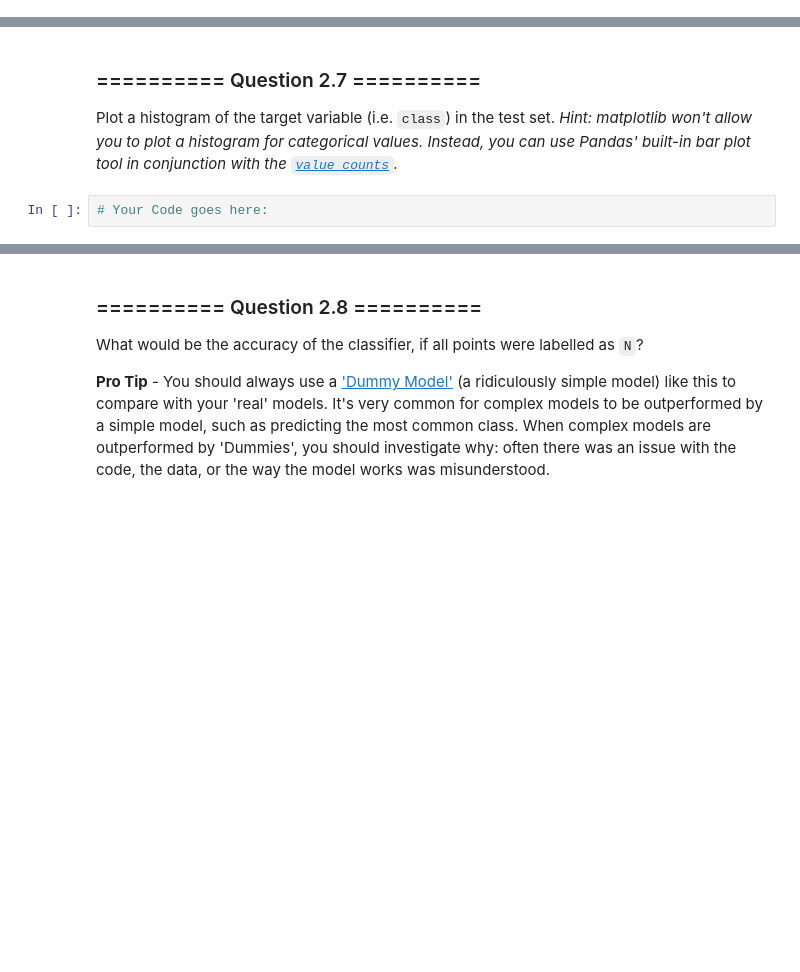
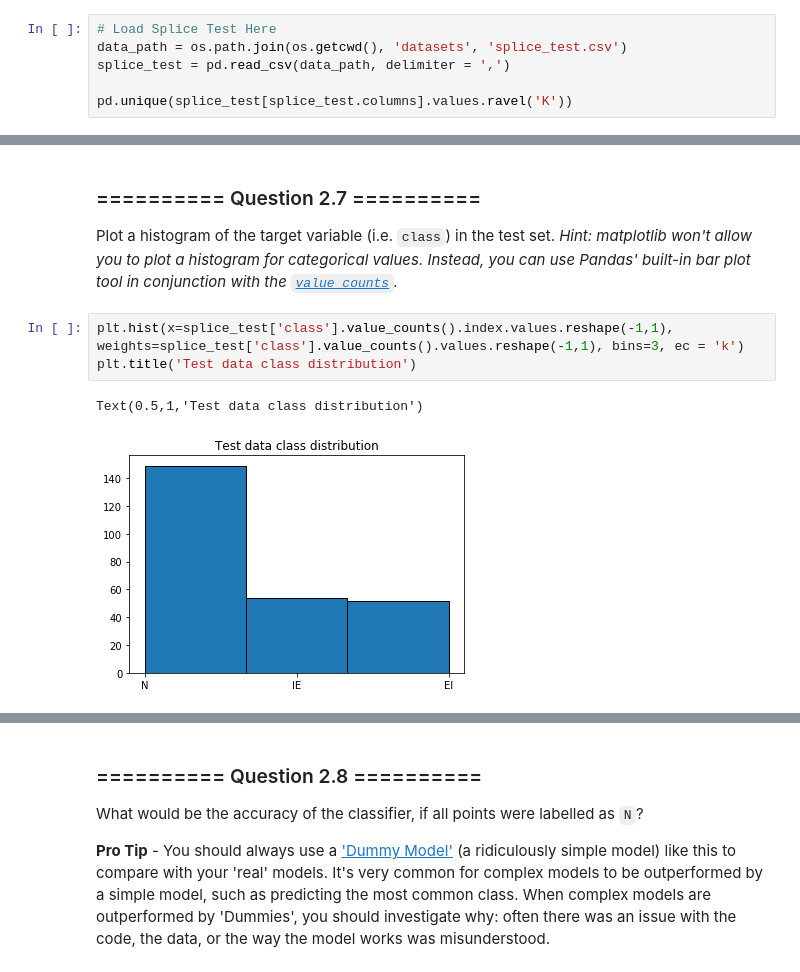
Before and after one commit to ZornitsaAsanska/iaml-labs, a Jupyter notebook: Labs/03 - Classification and Evaluation.ipynb, the cells around one changed output, grey strips where cells are left out. Cells and saved outputs as stored; diff of their text form; blank space fills up the shorter version.

```diff
--- a/Labs/03 - Classification and Evaluation.ipynb
+++ b/Labs/03 - Classification and Evaluation.ipynb
@@ -194,0 +194,6 @@ Load the `splice_train.csv` and `splice_test.csv` into two separate dataframes.
+# %%
+# Load Splice Test Here
+data_path = os.path.join(os.getcwd(), 'datasets', 'splice_test.csv')
+splice_test = pd.read_csv(data_path, delimiter = ',')
+
+pd.unique(splice_test[splice_test.columns].values.ravel('K'))
@@ -221,5 +275,9 @@ Now report the classification accuracy on the test set and check your expectatio
 # %% [markdown]
 ### ========== Question 2.7 ==========
 Plot a histogram of the target variable (i.e. `class`) in the test set. *Hint: matplotlib won't allow you to plot a histogram for categorical values. Instead, you can use Pandas' built-in bar plot tool in conjunction with the [`value_counts`](http://pandas.pydata.org/pandas-docs/version/0.23.4/generated/pandas.Series.value_counts.html).*
-# %%
-# Your Code goes here:
+# %%
+plt.hist(x=splice_test['class'].value_counts().index.values.reshape(-1,1), weights=splice_test['class'].value_counts().values.reshape(-1,1), bins=3, ec = 'k')
+plt.title('Test data class distribution')
+# %% [output]
+Text(0.5,1,'Test data class distribution')
+[figure, added]
```
Also changed, not shown: parts of 39 cells of this notebook.
